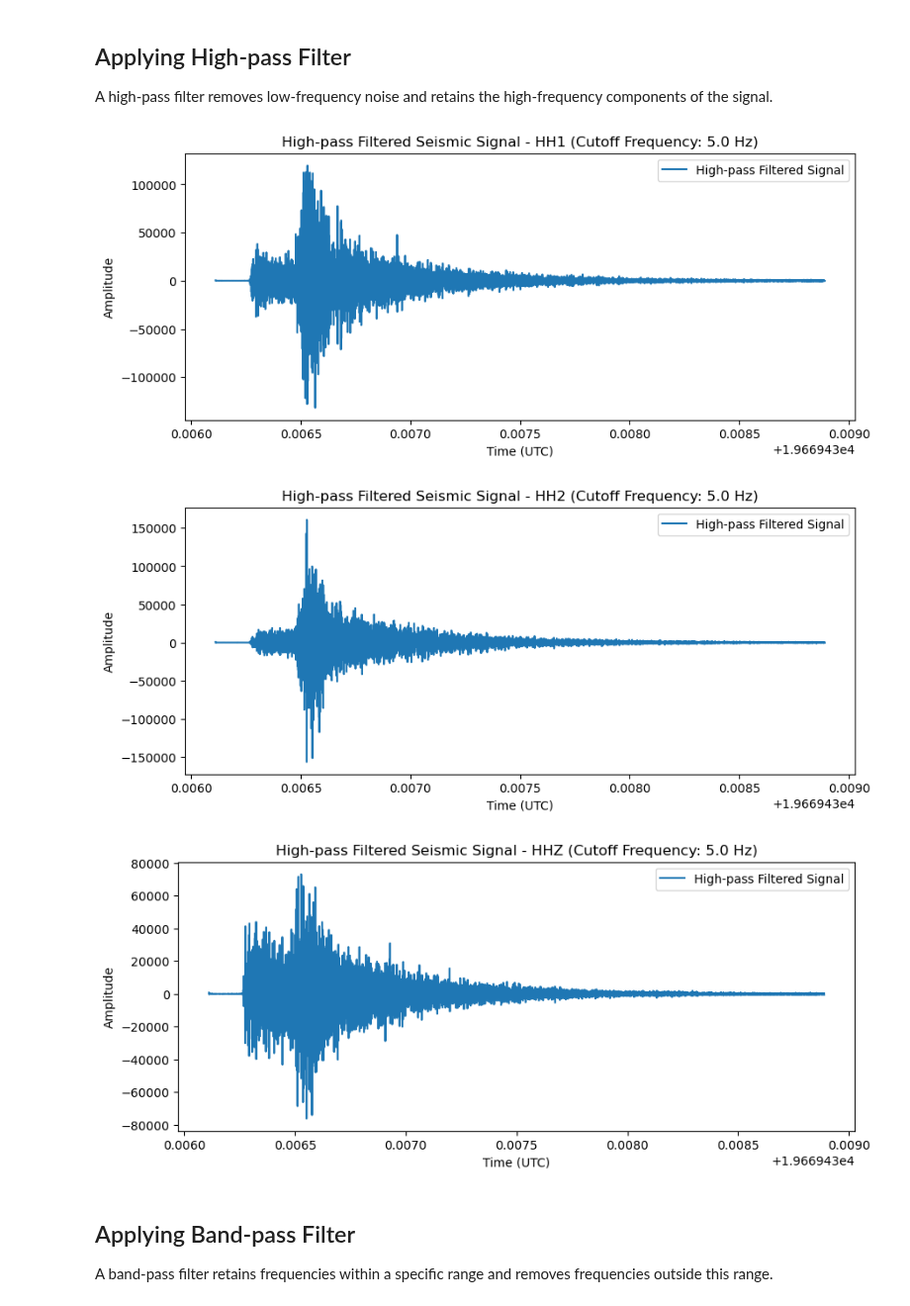
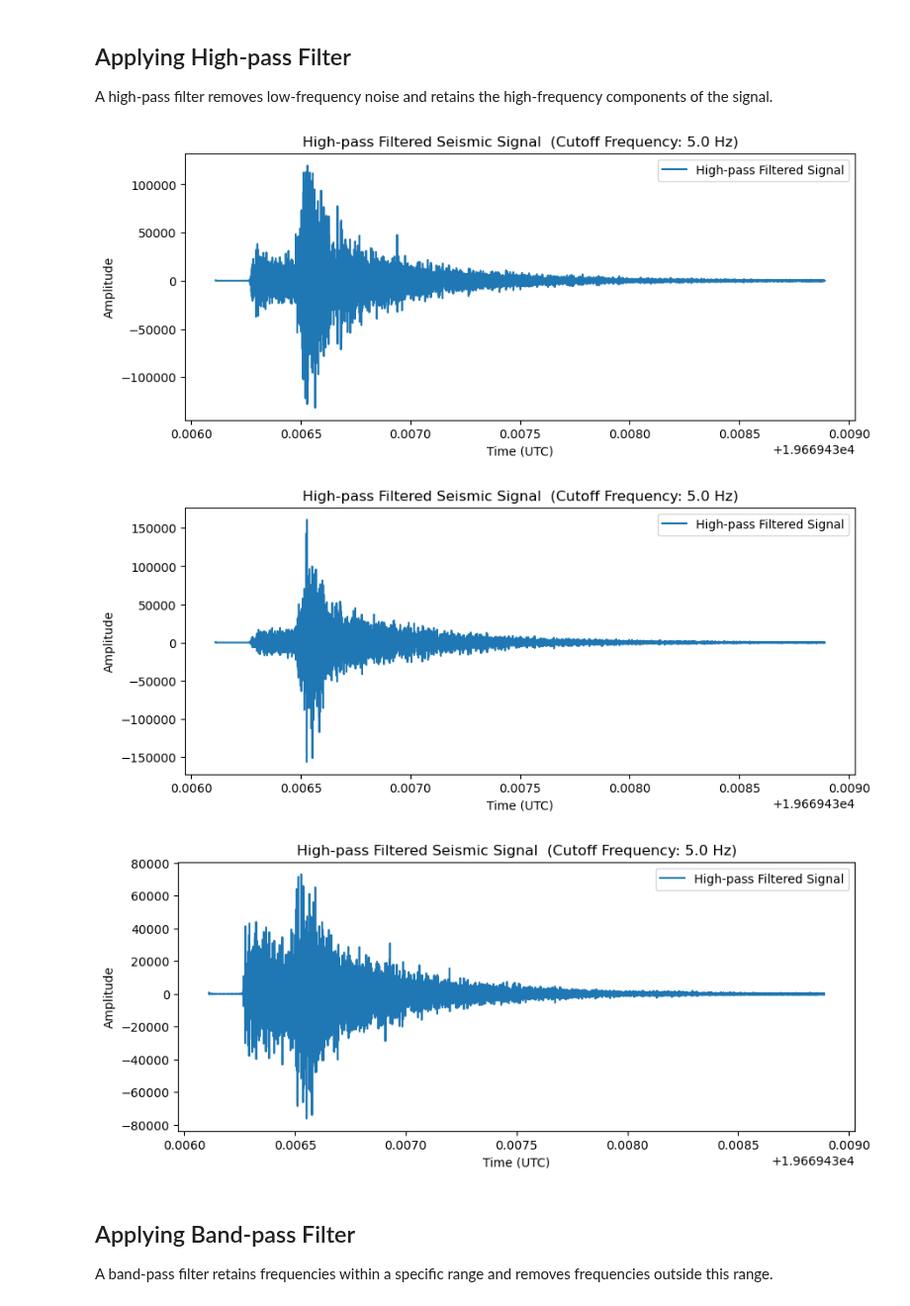
Before and after one commit to EarthScope/GeoLab, a Jupyter notebook: notebooks/Community_Notebooks/SAGE/Signal_Processing.ipynb, the cells around one changed output. Shown at 99% size. Drawn from its saved outputs; the diff is of its cells as text; code cells hidden in the pictures.

```diff
--- a/notebooks/Community_Notebooks/SAGE/Signal_Processing.ipynb
+++ b/notebooks/Community_Notebooks/SAGE/Signal_Processing.ipynb
@@ -94,7 +94,7 @@ A low-pass filter removes high-frequency noise and retains the low-frequency com
 from obspy.signal.filter import lowpass
 
 # Define the cutoff frequency for the low-pass filter
-low_cutoff = 1.0  # Hz
+low_cutoff = 2  # Hz
 
 # Apply the low-pass filter to each trace in the stream
 for tr in stream:
@@ -105,7 +105,7 @@ for tr in stream:
     plt.plot(tr.times("matplotlib"), lowpass_trace, label='Low-pass Filtered Signal')
     plt.xlabel('Time (UTC)')
     plt.ylabel('Amplitude')
-    plt.title(f'Low-pass Filtered Seismic Signal - {tr.stats.channel} (Cutoff Frequency: {low_cutoff} Hz)')
+    plt.title(f'Low-pass Filtered Seismic Signal (Cutoff Frequency: {low_cutoff} Hz)')
     plt.legend()
     plt.show()
 # %% [output]
@@ -118,25 +118,25 @@ A high-pass filter removes low-frequency noise and retains the high-frequency co
 # %%
 from obspy.signal.filter import highpass
 
 # Define the cutoff frequency for the high-pass filter
 high_cutoff = 5.0  # Hz
 
 # Apply the high-pass filter to each trace in the stream
 for tr in stream:
     highpass_trace = highpass(tr.data, high_cutoff, tr.stats.sampling_rate)
 
     # Plot the high-pass filtered signal
     plt.figure(figsize=(10, 4))
     plt.plot(tr.times("matplotlib"), highpass_trace, label='High-pass Filtered Signal')
     plt.xlabel('Time (UTC)')
     plt.ylabel('Amplitude')
-    plt.title(f'High-pass Filtered Seismic Signal - {tr.stats.channel} (Cutoff Frequency: {high_cutoff} Hz)')
+    plt.title(f'High-pass Filtered Seismic Signal  (Cutoff Frequency: {high_cutoff} Hz)')
     plt.legend()
     plt.show()
 # %% [output]
-[figure, old version]
+[figure, new version]
-[figure, old version]
+[figure, new version]
-[figure, old version]
+[figure, new version]
 # %% [markdown]
 ## Applying Band-pass Filter
 A band-pass filter retains frequencies within a specific range and removes frequencies outside this range.
```
Also changed, not shown: parts of 7 cells of this notebook.
